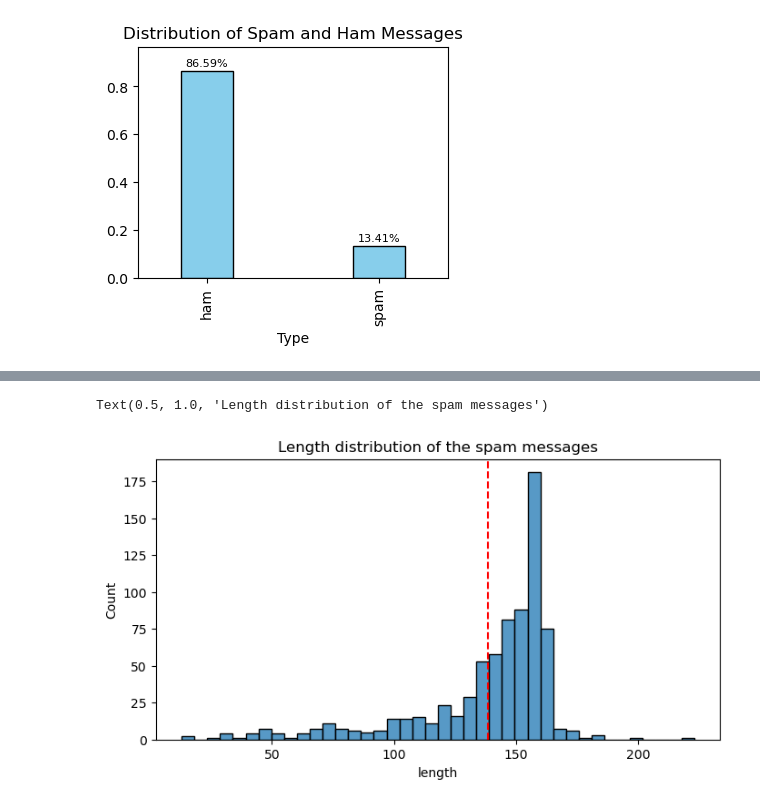
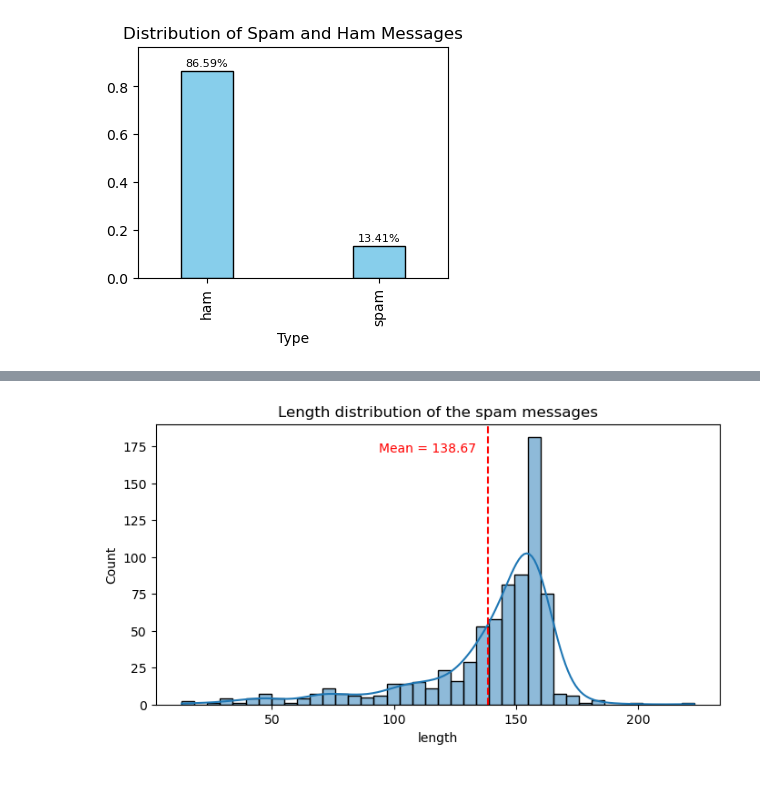
Before and after one commit to Miguel9Angel/SMS_spam_detector, a Jupyter notebook: classification_spam.ipynb, the cells around one changed output, grey strips where cells are left out. Saved outputs shown, nothing was run; the diff lists cells and outputs as text; code cells hidden in the pictures.

```diff
--- a/classification_spam.ipynb
+++ b/classification_spam.ipynb
@@ -108,9 +101,10 @@ df_message_length['length'] = df_message_length['message'].apply(lambda x: len(x
 # %%
 mean_length = df_message_length[df_message_length['type'] == 'spam']['length'].mean()
 plt.figure(figsize=(8,4))
-sns.histplot(df_message_length[df_message_length['type']=='spam']['length'])
+sns.histplot(df_message_length[df_message_length['type']=='spam']['length'], kde=True)
 plt.axvline(mean_length, color='red', linestyle='--', label='Mean Spam Length')
+plt.text(mean_length - 45, plt.ylim()[1]*0.9, f'Mean = {mean_length:.2f}', color='red')
 plt.title('Length distribution of the spam messages')
+plt.show()
 # %% [output]
-Text(0.5, 1.0, 'Length distribution of the spam messages')
-[figure, old version]
+[figure, new version]
```
Also changed, not shown: parts of 7 cells of this notebook.
